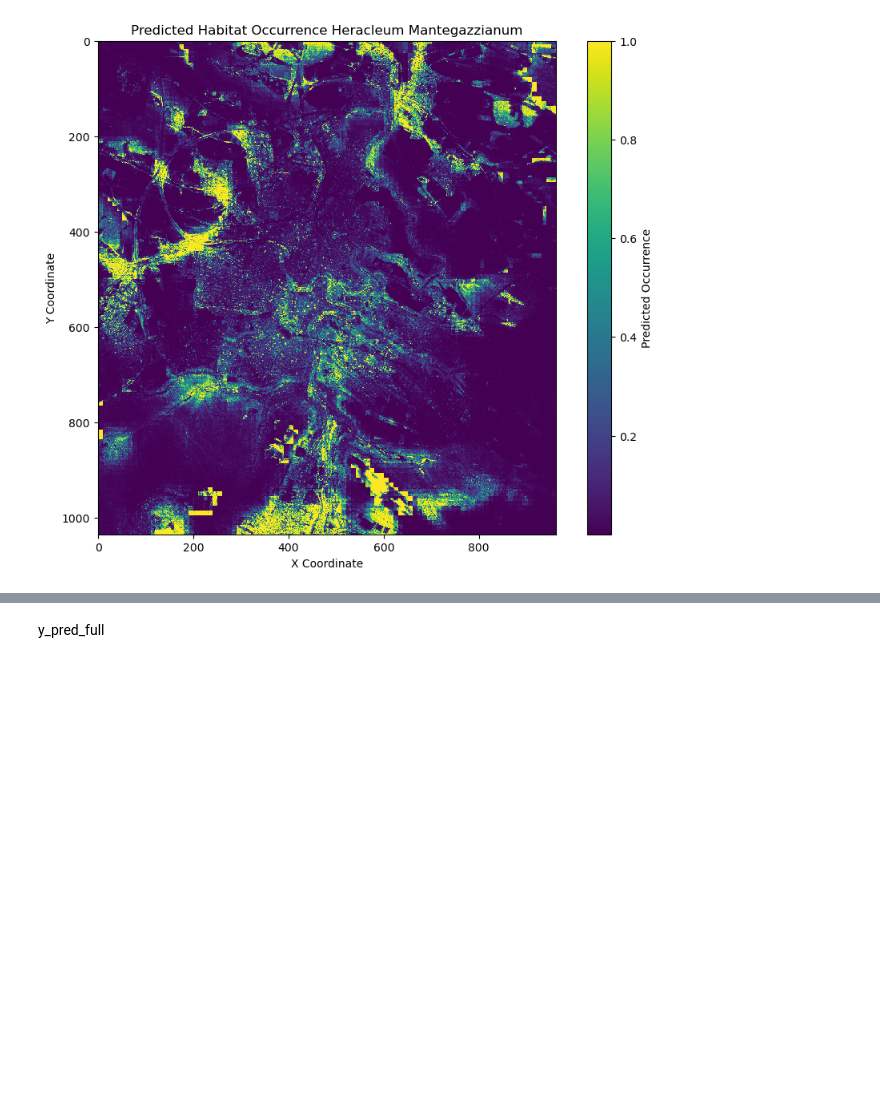
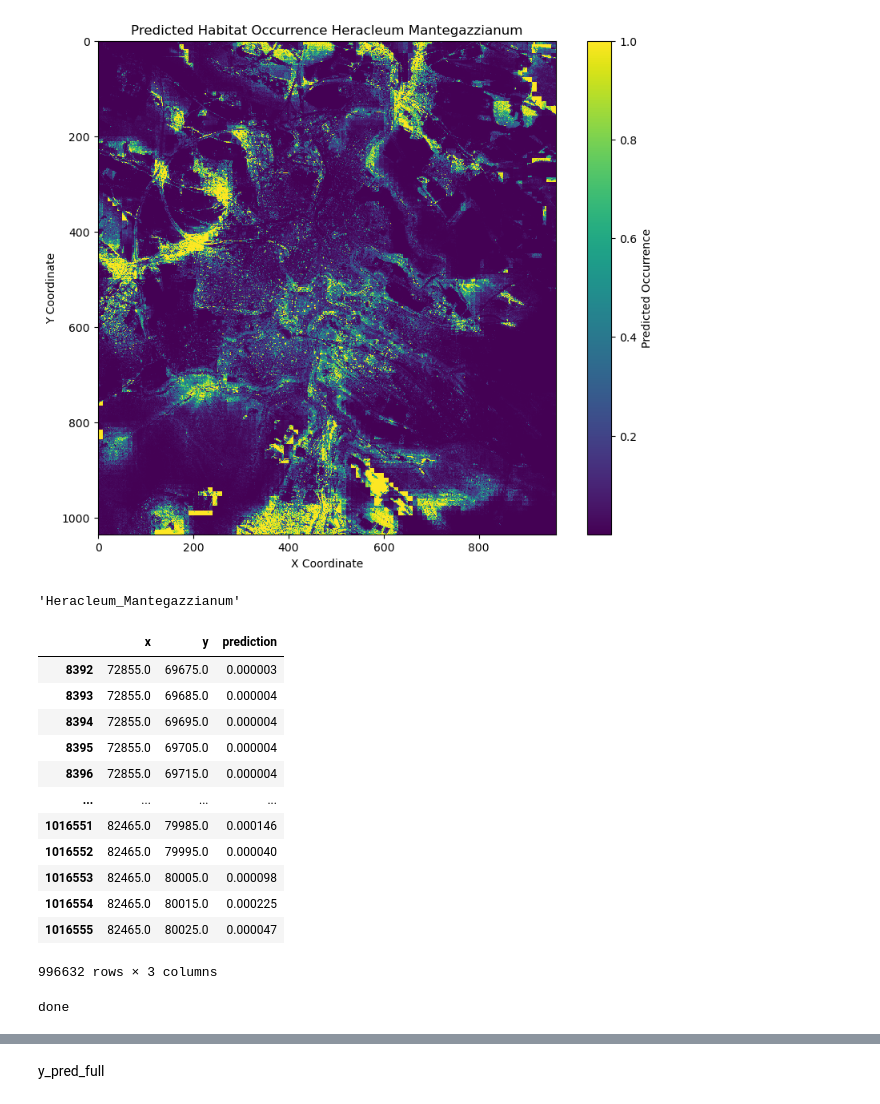
Before and after one commit to FAIRiCUBE/uc1-urban-climate, a Jupyter notebook: notebooks/dev/f07_neopythen/Habitat_distribution_Luxembourg_maxent.ipynb, the cells around one changed output, grey strips where cells are left out. Cells and saved outputs as stored; diff of their text form; code cells hidden in the pictures; blank space fills up the shorter version.

Commit message:
testing - export to raster

```diff
--- a/notebooks/dev/f07_neopythen/Habitat_distribution_Luxembourg_maxent.ipynb
+++ b/notebooks/dev/f07_neopythen/Habitat_distribution_Luxembourg_maxent.ipynb
@@ -786,3 +788,42 @@ plt.ylabel('Y Coordinate')
 plt.show()
 # %% [output]
 [figure]
+# %%
+species_name
+# %% [output]
+'Heracleum_Mantegazzianum'
+# %%
+df_full_cube2
+# %% [output]
+|  | x | y | prediction |
+| 8392 | 72855.0 | 69675.0 | 0.000003 |
+| 8393 | 72855.0 | 69685.0 | 0.000004 |
+| 8394 | 72855.0 | 69695.0 | 0.000004 |
+| 8395 | 72855.0 | 69705.0 | 0.000004 |
+| 8396 | 72855.0 | 69715.0 | 0.000004 |
+| ... | ... | ... | ... |
+| 1016551 | 82465.0 | 79985.0 | 0.000146 |
+| 1016552 | 82465.0 | 79995.0 | 0.000040 |
+| 1016553 | 82465.0 | 80005.0 | 0.000098 |
+| 1016554 | 82465.0 | 80015.0 | 0.000225 |
+| 1016555 | 82465.0 | 80025.0 | 0.000047 |
+996632 rows × 3 columns
+# %%
+
+import rasterio
+from pyproj import CRS
+from rasterio.transform import from_origin
+
+##  base folder on CWS:
+output_dir = WindowsPath(r'N:\C2205_FAIRiCUBE\f02_data\d100_species_distribution\results\maxent_distribution')
+version_code ="1"
+output_file = f"{output_dir}/{species_name}_{version_code}.tif"
+
+
+
+
+
+
+print ("done")
+# %% [output]
+done
```
Also changed, not shown: parts of 3 cells of this notebook.
